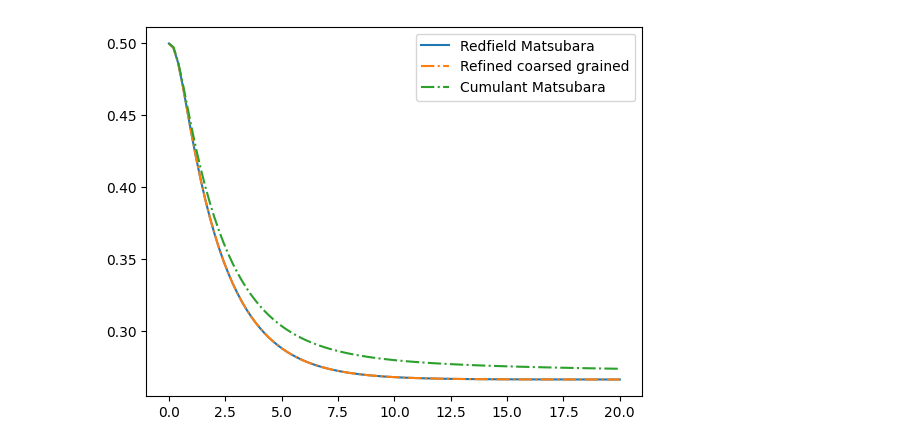
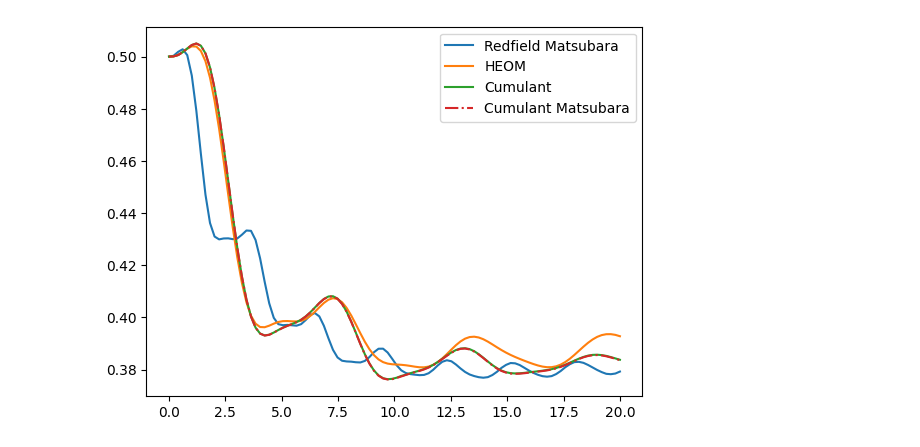
Before and after one commit to mcditoos/NonMarkovianMethods, a Jupyter notebook: nmm/cumulant/testing.ipynb, the cells around one changed output. Saved outputs shown, nothing was run; the diff lists cells and outputs as text; code cells hidden in the pictures.

```diff
--- a/nmm/cumulant/testing.ipynb
+++ b/nmm/cumulant/testing.ipynb
@@ -62,6 +51,6 @@ import qutip as qt
 # %%
 t2=np.linspace(0,10,2)
 # %%
-red=nmm.redfield.redfield(Hsys=qt.sigmaz()*0.5,baths=[bath],t=t,Qs=[qt.sigmax()],eps=1e-2,matsubara=False)
-red2=nmm.redfield.redfield(Hsys=qt.sigmaz()*0.5,baths=[bath],t=t,Qs=[qt.sigmax()],matsubara=True)
+red=nmm.redfield.redfield(Hsys=qt.sigmax()*0.5 + qt.sigmaz()*0.25,baths=[bath,bath],t=t,Qs=[qt.sigmaz()],eps=1e-2,matsubara=False)
+red2=nmm.redfield.redfield(Hsys=qt.sigmax()*0.5+ qt.sigmaz()*0.25,baths=[bath,bath],t=t,Qs=[qt.sigmaz()],matsubara=500)
 # %%
@@ -113,0 +115,3 @@ states3=[ans3.y[:,i].reshape(2,2)[0,0] for i in range(len(t))]
+# %%
+bath = DrudeLorentzBath(qt.sigmaz(), cc2.baths[0].coupling*np.pi, cc2.baths[0].cutoff, cc2.baths[0].T,15, tag='bath 1')
+b1delta, b1term = bath.terminator()
@@ -113,0 +125,4 @@ states3=[ans3.y[:,i].reshape(2,2)[0,0] for i in range(len(t))]
+# %%
+solver = HEOMSolver(qt.liouvillian(red2.Hsys) +b1term,
+                    [bath], max_depth=6)
+result = solver.run(rho02, red2.t)
@@ -114,12 +141,25 @@ states3=[ans3.y[:,i].reshape(2,2)[0,0] for i in range(len(t))]
+# %%
+def rotation(data, t, diagonal=True):
+    rotated = [
+        (1j * red2.Hsys * t[i]).expm()
+        * data[i]
+        * (-1j * red2.Hsys * t[i]).expm()
+        for i in range(len(t))
+    ]
+    return rotated
+
+result_fa=rotation(result.states,result.times)
 # %%
 cohcum=population(ans,0,0)
 cohcum2=population(ans2,0,0)
+states=population2(ansr,0,0)
+states2=population2(result.states,0,0)
+states3=population2(result_fa,0,0)
 plt.plot(cc.t,np.abs(states),label="Redfield Matsubara")
-#plt.plot(cc.t,np.abs(states2),"-.",label="Redfield Non-Matsubara")
-plt.plot(cc.t,np.abs(states2),"-.",label="Refined coarsed grained")
-#plt.plot(cc.t,np.abs(cohcum),label="Cumulant")
+plt.plot(cc.t,np.abs(states3),label="HEOM")
+plt.plot(cc.t,np.abs(cohcum),label="Cumulant")
 plt.plot(cc.t,np.abs(cohcum2),"-.",label="Cumulant Matsubara")
 plt.legend()
 plt.show()
 # %% [output]
-[figure, old version]
+[figure, new version]
```
Also changed, not shown: parts of 23 cells of this notebook, 8 other files.
